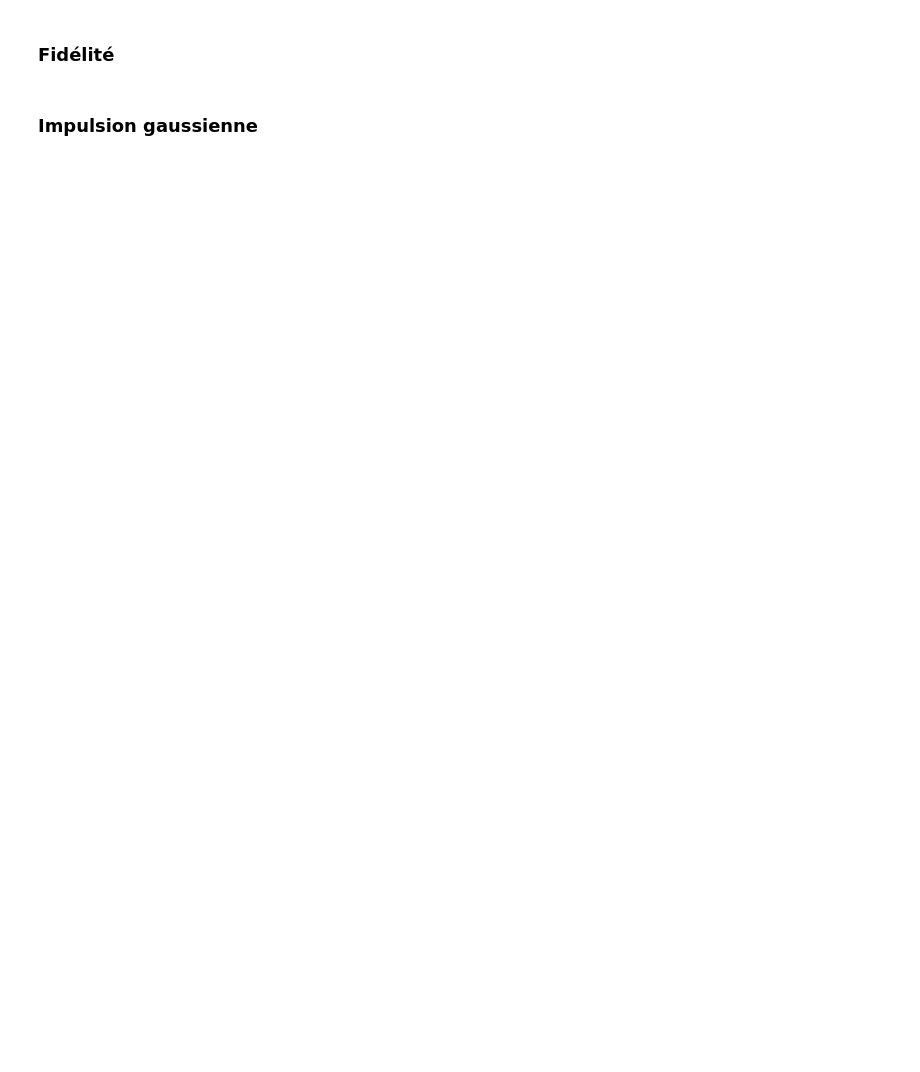
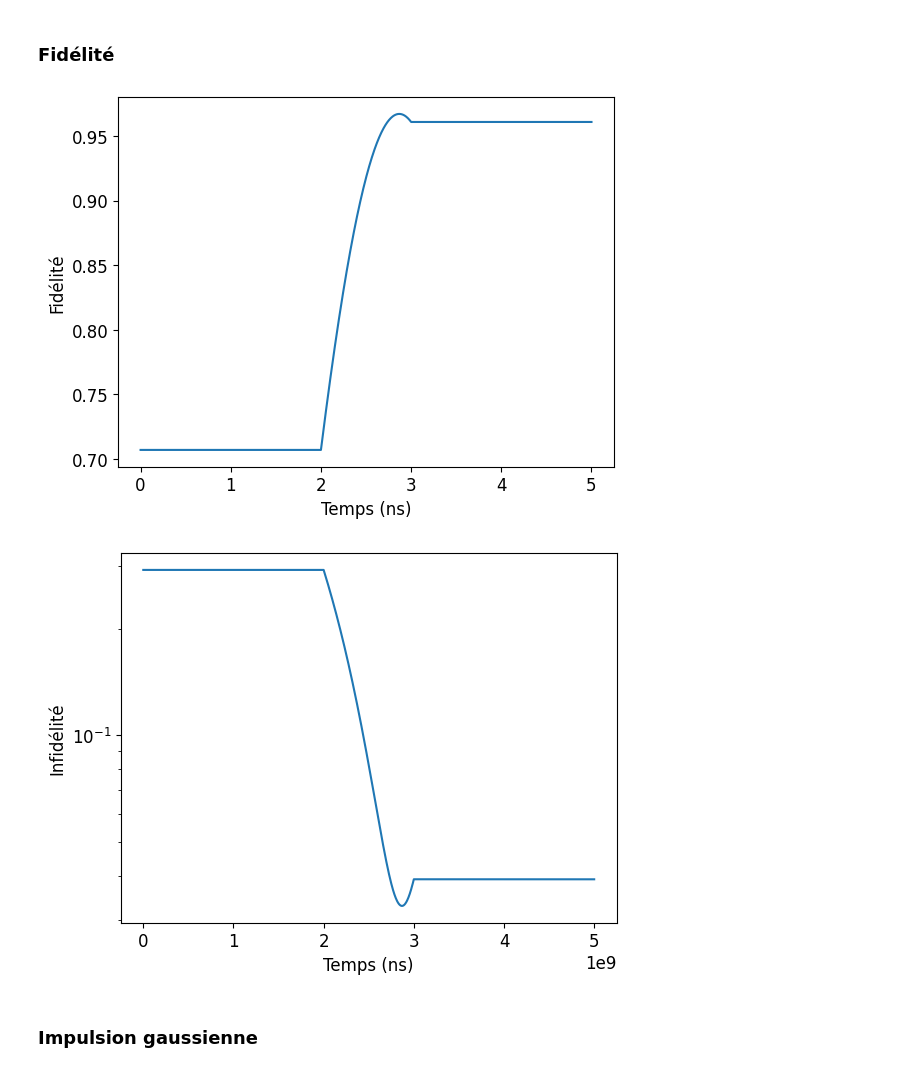
Before and after one commit to AmdaU/Charge_PHQ434_A23, a Jupyter notebook: 21_septembre.ipynb, the cells around one changed output. Saved outputs shown, nothing was run; the diff lists cells and outputs as text; code cells hidden in the pictures; blank space fills up the shorter version.

```diff
--- a/21_septembre.ipynb
+++ b/21_septembre.ipynb
@@ -125,14 +190,17 @@ plt.plot(t, except(ee3, result.states))
 ### Fidélité
 # %%
 fidelite_rect = [fidelity(1/np.sqrt(2)*(etat3_g-1j*etat3_e), state) for state in result.states]
-plt.plot(time,fidelite_rect)
+plt.plot(t,fidelite_rect)
 plt.ylabel('Fidélité')
 plt.xlabel('Temps (ns)')
 plt.show()
-plt.semilogy(time*1e9,1-np.array(fidelite_rect))
+plt.semilogy(t*1e9,1-np.array(fidelite_rect))
 plt.ylabel('Infidélité')
 plt.xlabel('Temps (ns)')
 plt.show()
+# %% [output]
+[figure, added]
+[figure, added]
 # %% [markdown]
 ### Impulsion gaussienne
 # %%
```
Also changed, not shown: parts of 11 cells of this notebook.
